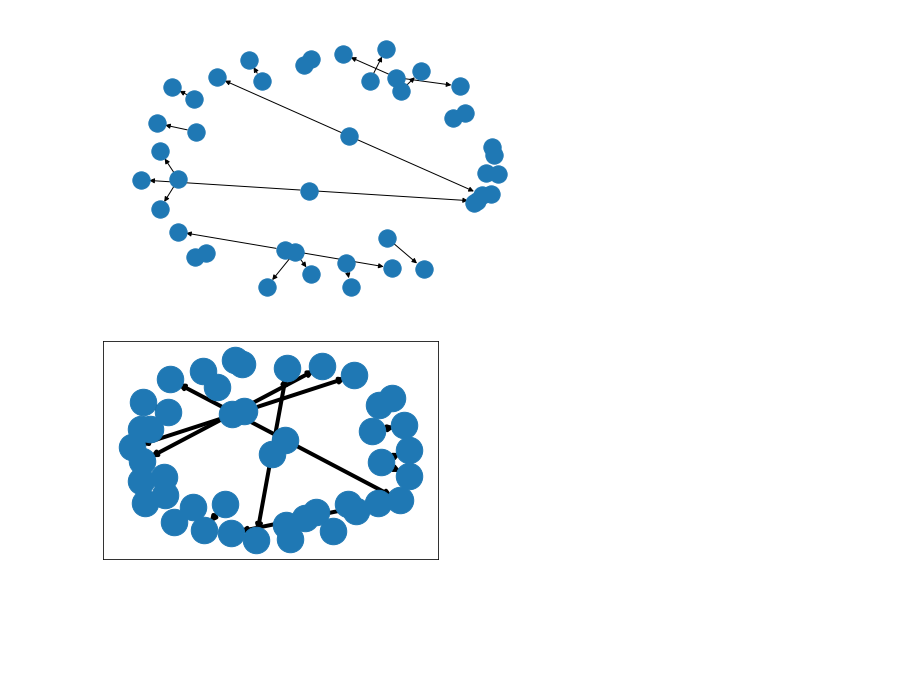
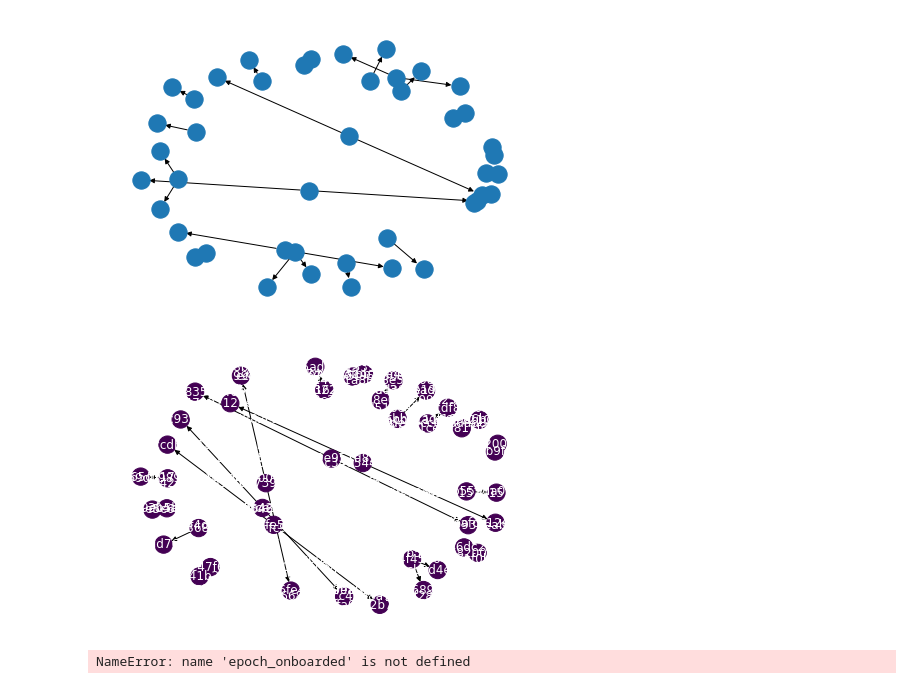
Before and after one commit to matttyb80/ol-analytical-research, a Jupyter notebook: validator_network.ipynb, the cells around one changed output. Drawn from its saved outputs; the diff is of its cells as text; code cells hidden in the pictures; blank space fills up the shorter version.

Commit message:
add color denote genesis and 1st gen

```diff
--- a/validator_network.ipynb
+++ b/validator_network.ipynb
@@ -208,7 +204,7 @@ G.nodes['ccb020e30b1c014f45664761f0b740c7']['children']
 C = nx.DiGraph()
 print('Genesis Child Count')
 for node in G:
-    C.add_node(node)
+    C.add_node(node, data=True)
     print(node)
     if 'children' in G.nodes[node]:
         print(node, '  ',len(G.nodes[node]['children']))
@@ -243,2 +236,5 @@ d67f3ff22bd719eb5be2df6577c9b42d    1
 # %%
 H = nx.compose(G,C)
+# %%
+for node in C:
+    print(C.nodes[node]['epoch_onboarded'])
@@ -274,7 +272,3 @@ nx.draw(H)
 nx.draw(C)
 # %% [output]
 [figure]
-# %%
-draw_net(C)
-# %% [output]
-[figure, removed]
@@ -280,0 +277,11 @@ draw_net(C)
+# %%
+val_map = {'A': 1.0,
+           'D': 0.5714285714285714,
+           'H': 0.0}
+
+values = [val_map.get(node, 0.25) for node in C.nodes()]
+# %%
+nx.draw(C, cmap=plt.get_cmap('viridis'), node_color=values, with_labels=True, font_color='white')
+plt.show()
+# %% [output]
+[figure, added]
@@ -280,0 +301,4 @@ draw_net(C)
+# %%
+nx.draw(C, with_labels=True, node_color=C.nodes(epoch_onboarded), cmap=cmap)
+# %% [output]
+NameError: name 'epoch_onboarded' is not defined
```
Also changed, not shown: parts of 10 cells of this notebook.
